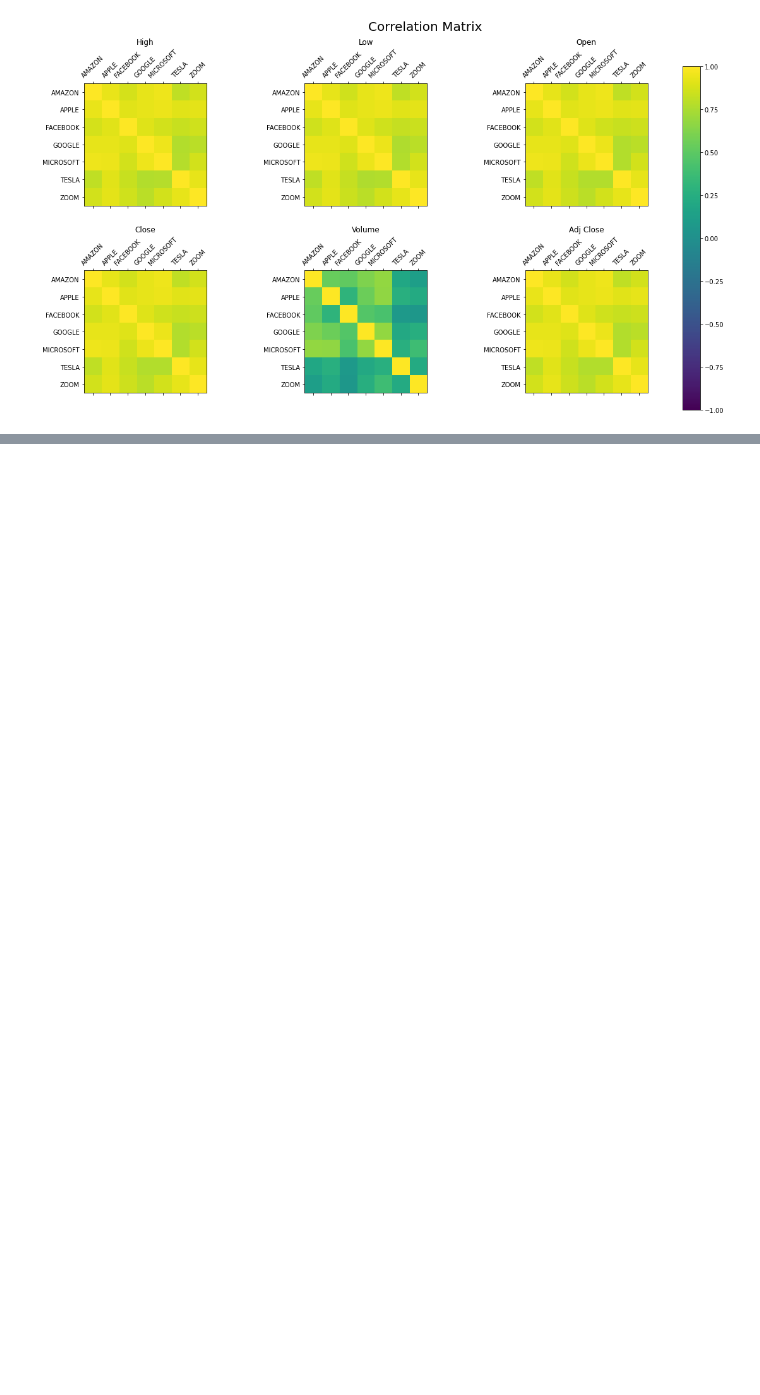
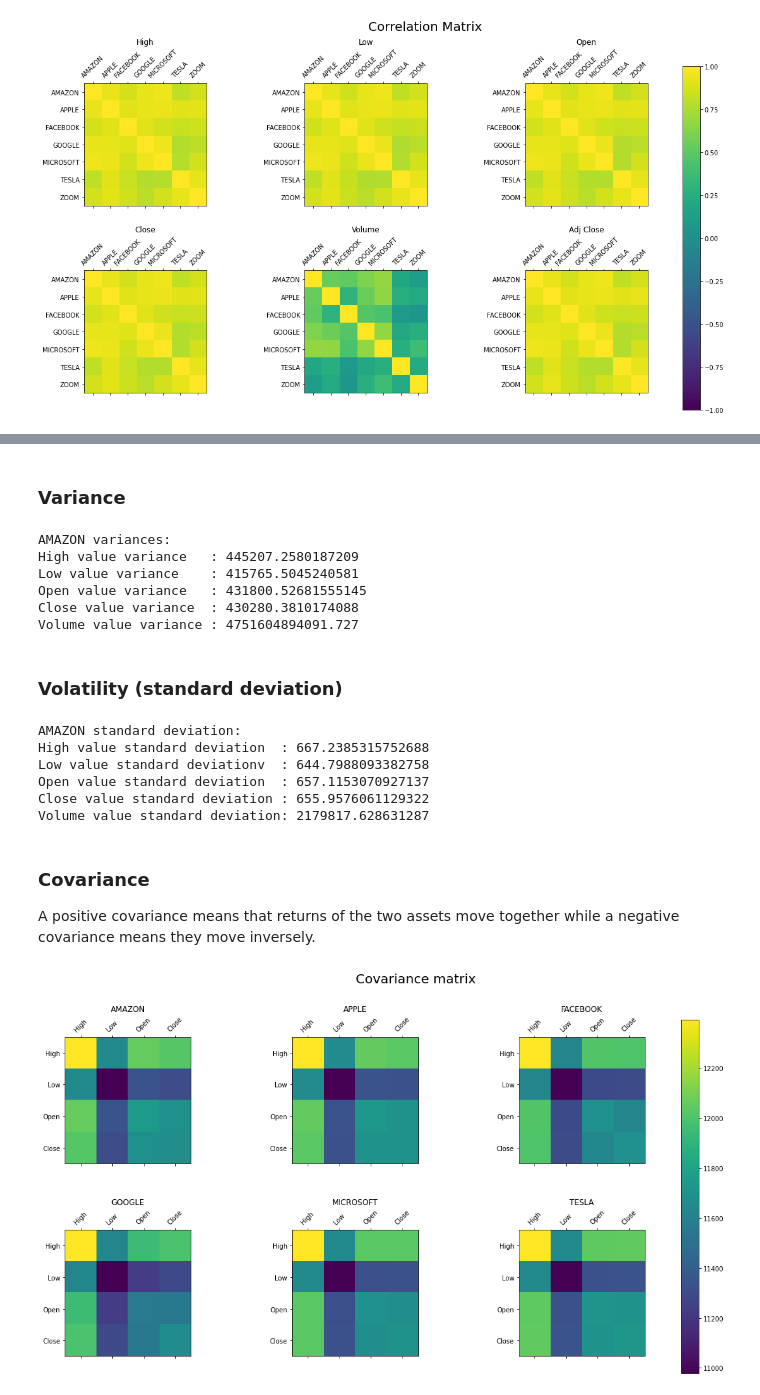
Before and after one commit to LAVS-TM/PySpark, a Jupyter notebook: project.ipynb, the cells around one changed output, grey strips where cells are left out. Cells and saved outputs as stored; diff of their text form; code cells hidden in the pictures; blank space fills up the shorter version.

Commit message:
update: project.ipynb: return rate not done and insights started

```diff
--- a/project.ipynb
+++ b/project.ipynb
@@ -471,0 +572,2 @@ AnalysisException: Cannot specify window frame for lag function
+# %% [markdown]
+### Variance
@@ -471,0 +582,11 @@ AnalysisException: Cannot specify window frame for lag function
+# %%
+get_variances(amazon)
+# %% [output]
+AMAZON variances:
+High value variance   : 445207.2580187209
+Low value variance    : 415765.5045240581
+Open value variance   : 431800.52681555145
+Close value variance  : 430280.3810174088
+Volume value variance : 4751604894091.727
+# %% [markdown]
+### Volatility (standard deviation)
@@ -471,0 +601,44 @@ AnalysisException: Cannot specify window frame for lag function
+# %%
+get_standard_deviation(amazon)
+# %% [output]
+AMAZON standard deviation:
+High value standard deviation  : 667.2385315752688
+Low value standard deviationv  : 644.7988093382758
+Open value standard deviation  : 657.1153070927137
+Close value standard deviation : 655.9576061129322
+Volume value standard deviation: 2179817.628631287
+# %% [markdown]
+### Covariance
+
+A positive covariance means that returns of the two assets move together while a negative covariance means they move inversely.
+# %%
+# Covariance matrix plot function
+def plot_cov_matrix_company(fig, ax, covariances, attr, company_name):
+    mat = ax.matshow(covariances)
+    ax.set_xticks(range(len(attr)), attr, rotation=45)
+    ax.set_yticks(range(len(attr)), attr )
+    ax.set_title(f"{company_name}");
+    return mat
+# %%
+def get_covariances_prices(datasets):
+    column_names = ['High', 'Low', 'Open', 'Close']
+    fig, axes = plt.subplots(2, 3, figsize=(20, 10))
+    fig.suptitle("Covariance matrix", fontsize=20)
+    matrix = np.zeros(shape=(len(column_names), len(column_names)))
+    for k, ax in enumerate(axes.flat):
+        dataset = datasets[k]
+        for i in range(len(column_names)):
+            for j in range(len(column_names)):
+                matrix[i][j] = dataset.cov(column_names[i], column_names[j])
+        mat = plot_cov_matrix_company(fig, ax, matrix, column_names, dataset.head().company_name)
+    plt.subplots_adjust(left=None,
+                    bottom=None,
+                    right=None,
+                    top=None,
+                    wspace=0.8,
+                    hspace=0.2)
+    fig.colorbar(mat, ax=axes)
+# %%
+get_covariances_prices(datasets)
+# %% [output]
+[figure, added]
```
Also changed, not shown: parts of 27 cells of this notebook.
